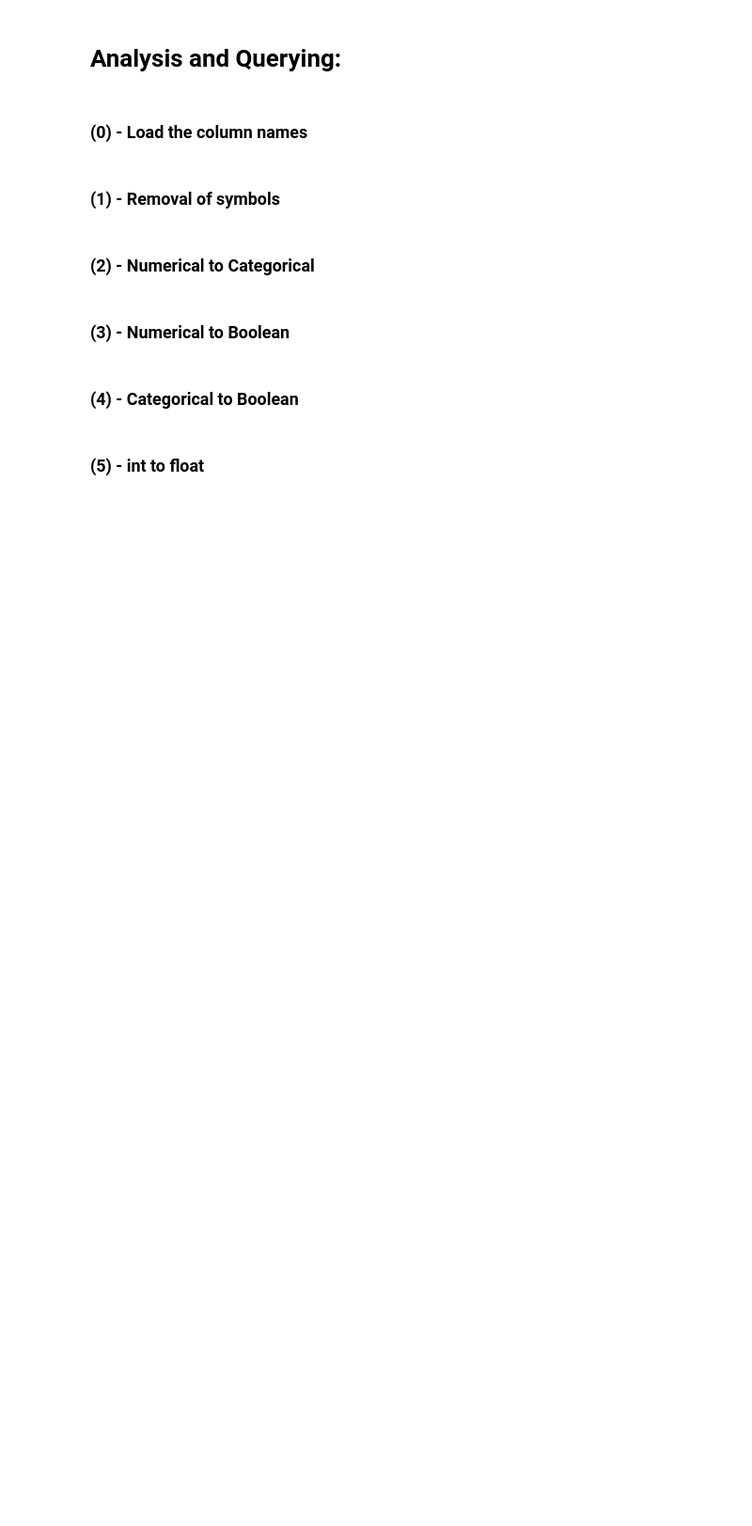
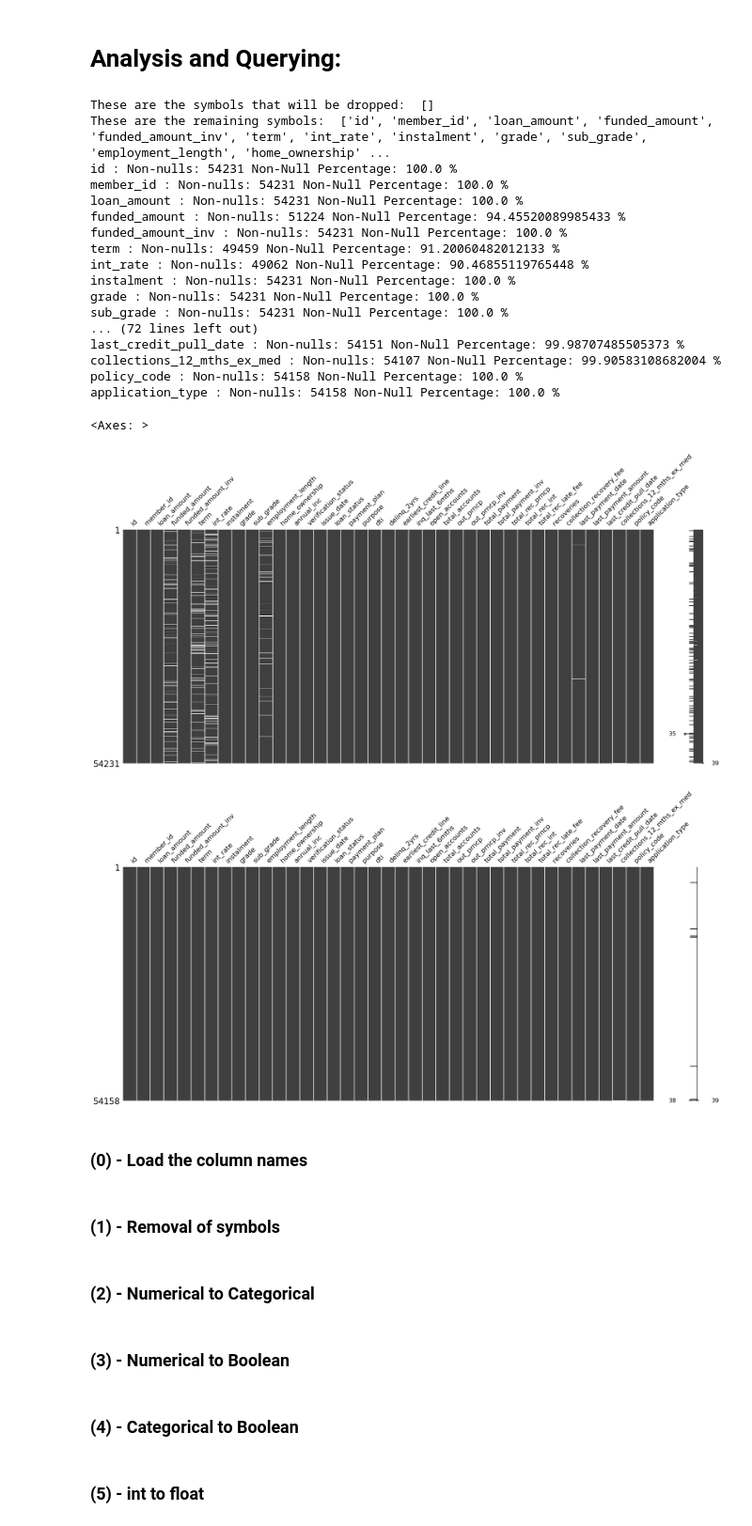
Before and after one commit to Dialga9182/exploratory-data-analysis---customer-loans-in-finance489, a Jupyter notebook: analysis_and_querying.ipynb, the cells around one changed output. Shown at 94% size. Drawn from its saved outputs; the diff is of its cells as text; code cells hidden in the pictures; blank space fills up the shorter version.

```diff
--- a/analysis_and_querying.ipynb
+++ b/analysis_and_querying.ipynb
@@ -3,49 +3,79 @@
 # %%
 from db_utils import RDSDatabaseConnector
 RDS = RDSDatabaseConnector()
+from db_utils import DataTransform
+DT = DataTransform()
+from db_utils import DataFrameInfo
+DFI = DataFrameInfo()
+from db_utils import amount_of_nulls_and_column_drop
+import missingno as msno
+from db_utils import DataFrameTransform
+DFT = DataFrameTransform()
+
 #var2 = RDS.initialise_engine_and_extract_data()
 #var3 = RDS.save_dataframe_to_csv()
+
 df = RDS.load_dataframe_from_csv()
 
-column_names = []
-for i in df:
-    column_names.append(i)
-print(column_names)
+'''prints column names
+#column_names = []
+#for i in df:
+#    column_names.append(i)
+#print(column_names)'''
 
-from db_utils import DataTransform
-DT = DataTransform()
 symbols = str(input('separate by spaces which columns are to be dropped: ')).split()
+list_of_to_categorical = ['term','grade','sub_grade', 'employment_length','home_ownership','verification_status','loan_status','payment_plan','purpose','delinq_2yrs','application_type']
+list_of_to_boolean = ['policy_code']
+list_of_to_float = []
+list_of_to_int = []
+dates_to_convert = ['issue_date','earliest_credit_line','last_payment_date','next_payment_date','last_credit_pull_date']
+
 df = DT.excess_symbol_removal(df, symbols)
-
-list_of_to_categorical = ['term','grade','sub_grade','home_ownership','verification_status','loan_status','payment_plan','purpose','delinq_2yrs','application_type']
 df = DT.to_categorical(df, list_of_to_categorical)
-
-list_of_to_boolean = ['policy_code']
 df = DT.to_boolean(df, list_of_to_boolean)
-
-list_of_to_float = []
 df = DT.to_float(df, list_of_to_float)
-
-list_of_to_int = []
 df = DT.to_int(df, list_of_to_int)
-
-dates_to_convert = ['issue_date','earliest_credit_line','last_payment_date','next_payment_date','last_credit_pull_date']
 df = DT.convert_dates_to_proper_format(df, dates_to_convert)
 
-from db_utils import DataFrameInfo
-DFI = DataFrameInfo()
+'''DataFrameInfo class method execution.
 df = DFI.describe_all_columns_to_check_their_datatypes(df)
+df = DFI.extract_statistical_values_median_stddev_mean_from_cols_and_dataframe(df)
+df = DFI.count_distinct_values_in_categorical_columns(df)
+df = DFI.print_out_the_shape_of_the_dataframe(df)
+df = DFI.generate_a_count_slash_percentage_count_of_NULL_values_in_each_column(df)'''
 
-df = DFI.extract_statistical_values_median_stddev_mean_from_cols_and_dataframe(df)
+df = amount_of_nulls_and_column_drop(df)
 
-df = DFI.count_distinct_values_in_categorical_columns(df)
+msno.matrix(df)
+df = DFT.impute(df)
 
-df = DFI.print_out_the_shape_of_the_dataframe(df)
-
-df = DFI.generate_a_count_slash_percentage_count_of_NULL_values_in_each_column(df)
-
-from db_utils import amount_of_nulls_and_column_drop
 df = amount_of_nulls_and_column_drop(df)
+msno.matrix(df)
+#df['id'].fillna()
+#df["funded_amount"] = df["funded_amount"].fillna(df["loan_amount"].mean)
+# Also after review I found that null rows can be removed by using dropna
+#and then using some sort of subset to specify the columns
+# %% [output]
+These are the symbols that will be dropped:  []
+These are the remaining symbols:  ['id', 'member_id', 'loan_amount', 'funded_amount', 'funded_amount_inv', 'term', 'int_rate', 'instalment', 'grade', 'sub_grade', 'employment_length', 'home_ownership' ...
+id : Non-nulls: 54231 Non-Null Percentage: 100.0 %
+member_id : Non-nulls: 54231 Non-Null Percentage: 100.0 %
+loan_amount : Non-nulls: 54231 Non-Null Percentage: 100.0 %
+funded_amount : Non-nulls: 51224 Non-Null Percentage: 94.45520089985433 %
+funded_amount_inv : Non-nulls: 54231 Non-Null Percentage: 100.0 %
+term : Non-nulls: 49459 Non-Null Percentage: 91.20060482012133 %
+int_rate : Non-nulls: 49062 Non-Null Percentage: 90.46855119765448 %
+instalment : Non-nulls: 54231 Non-Null Percentage: 100.0 %
+grade : Non-nulls: 54231 Non-Null Percentage: 100.0 %
+sub_grade : Non-nulls: 54231 Non-Null Percentage: 100.0 %
+... (72 lines left out)
+last_credit_pull_date : Non-nulls: 54151 Non-Null Percentage: 99.98707485505373 %
+collections_12_mths_ex_med : Non-nulls: 54107 Non-Null Percentage: 99.90583108682004 %
+policy_code : Non-nulls: 54158 Non-Null Percentage: 100.0 %
+application_type : Non-nulls: 54158 Non-Null Percentage: 100.0 %
+<Axes: >
+[figure, added]
+[figure, added]
 # %% [markdown]
 <h3>(0) - Load the column names</h3>
 # %% [markdown]
```
Also changed, not shown: 1 other file.
